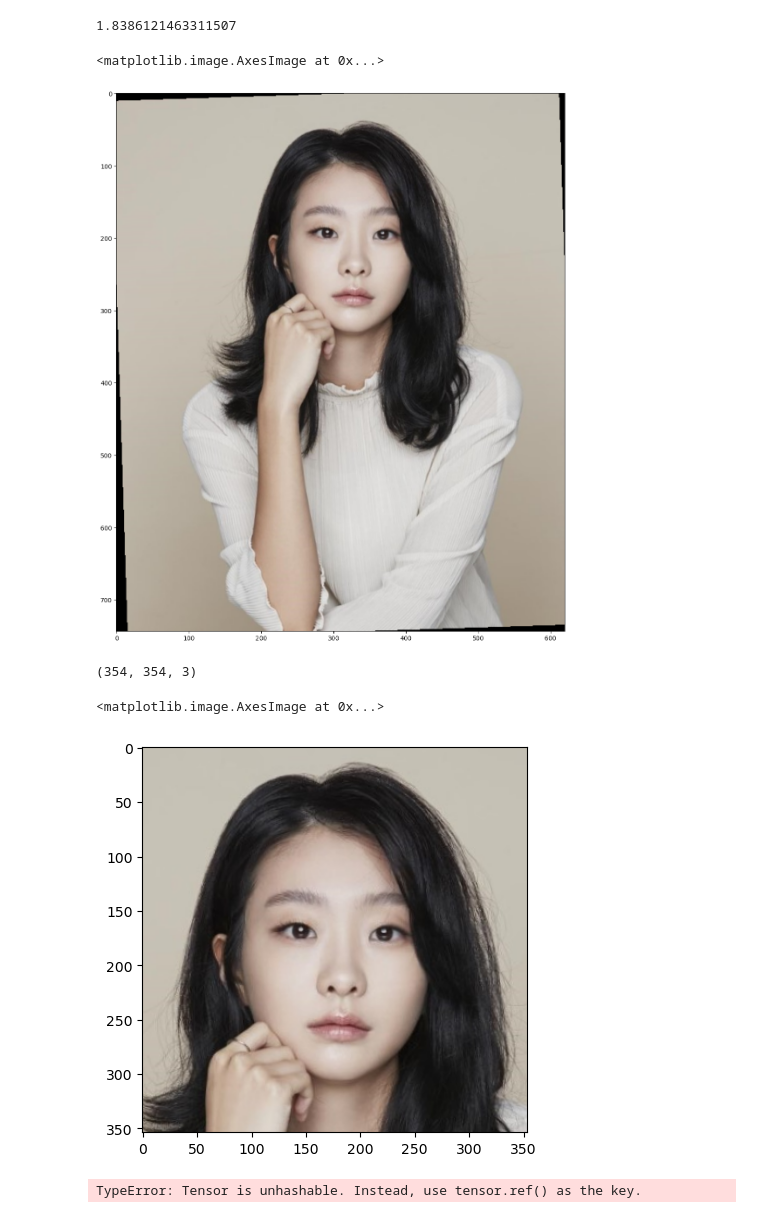
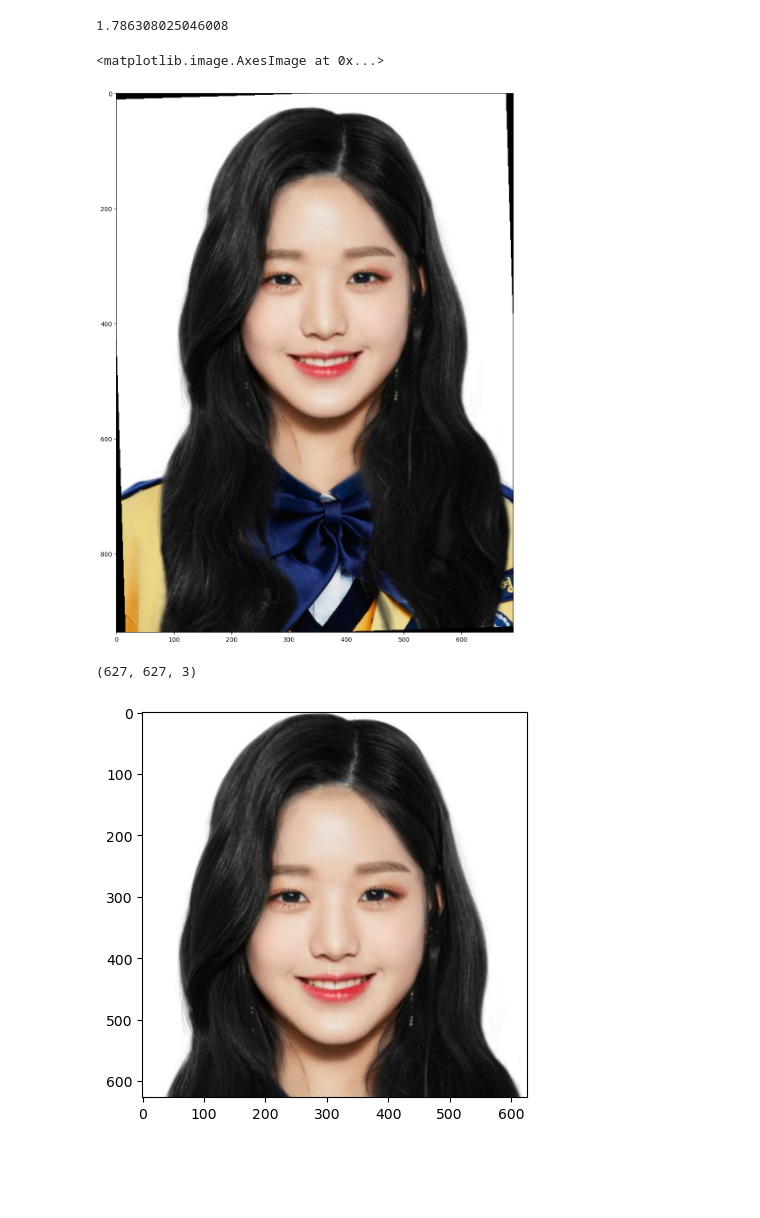
Before and after one commit to MC-GPT/AI, a Jupyter notebook: GAN_Model/crop.ipynb, the cells around one changed output. Saved outputs shown, nothing was run; the diff lists cells and outputs as text; code cells hidden in the pictures; blank space fills up the shorter version.

Commit message:
modify crop code

```diff
--- a/GAN_Model/crop.ipynb
+++ b/GAN_Model/crop.ipynb
@@ -9,8 +9,9 @@ import matplotlib.pyplot as plt
 import numpy as np
 from PIL import Image
 import math
+import ntpath
 
-img_path = imgs/Dami.jpg
+img_path = 'imgs/Jang.jpg'
 
 resp = RetinaFace.detect_faces(img_path)
 
@@ -88,35 +89,29 @@ print(angle)
 plt.figure(figsize=(16, 16))
 plt.imshow(rotated_img)
 # %% [output]
-1.8386121463311507
+1.786308025046008
 <matplotlib.image.AxesImage at 0x...>
-[figure, old version]
+[figure, new version]
 # %%
 w, h = facial_area[2] - facial_area[0], facial_area[3] - facial_area[1]
 cx, cy = (facial_area[0] + facial_area[2])/2, (facial_area[1] + facial_area[3]) / 1.8
 
 margin_ratio = 1.5
 
 crop_size = max(w, h) * margin_ratio
 
 x1 = max(0, int(cx - crop_size *0.5))
 x2 = int(cx + crop_size *0.5)
 y1 = max(0, int(cy - crop_size *0.6))
 y2 = int(cy + crop_size *0.4)
 
 face_img = rotated_img[y1:y2, x1:x2]
-Image.fromarray(face_img).save("imgs/Damii.jpg")
+crop_img = Image.fromarray(face_img)
 
 print(face_img.shape)
 plt.figure(figsize=(5, 5))
 plt.imshow(face_img)
+crop_img.save(f'imgs/crop_{ntpath.basename(img_path)}')
 # %% [output]
-(354, 354, 3)
+(627, 627, 3)
-<matplotlib.image.AxesImage at 0x...>
-[figure, old version]
+[figure, new version]
-# %%
-import torch
-face_tensor = tf.convert_to_tensor(face_img)
-torch.save({face_tensor}, 'inversion_codes/Dami.pt')
-# %% [output]
-TypeError: Tensor is unhashable. Instead, use tensor.ref() as the key.
```
Also changed, not shown: parts of 3 cells of this notebook, 1 other file.
